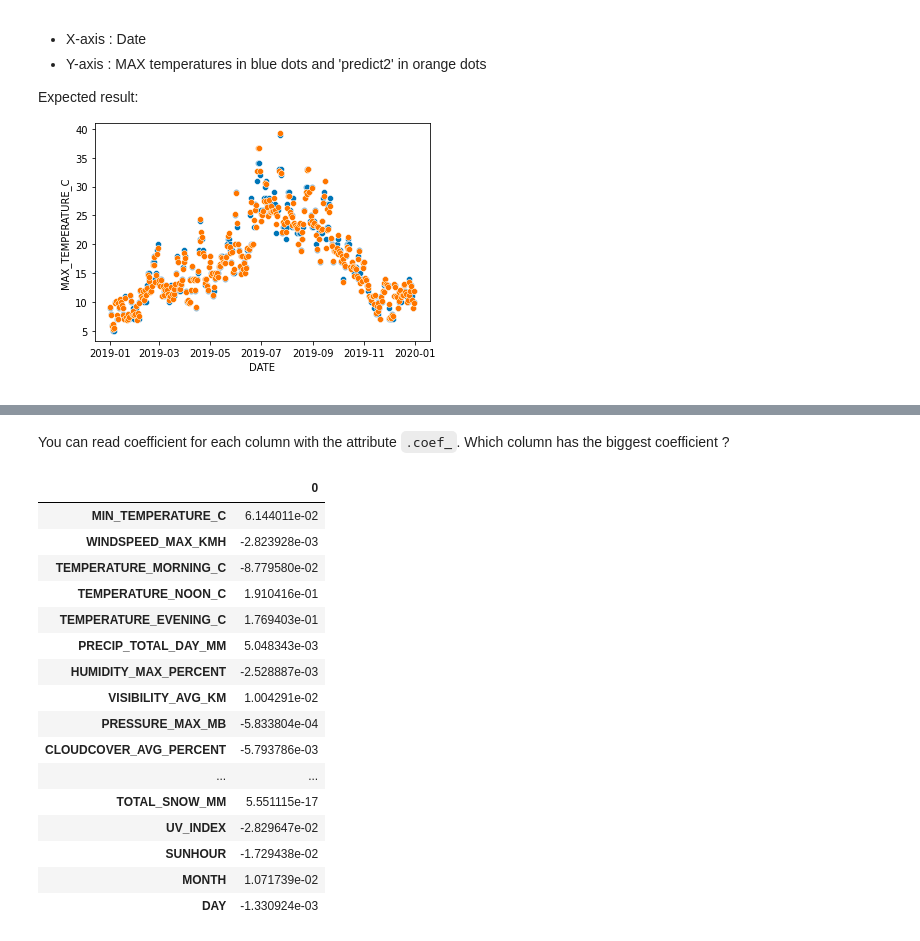
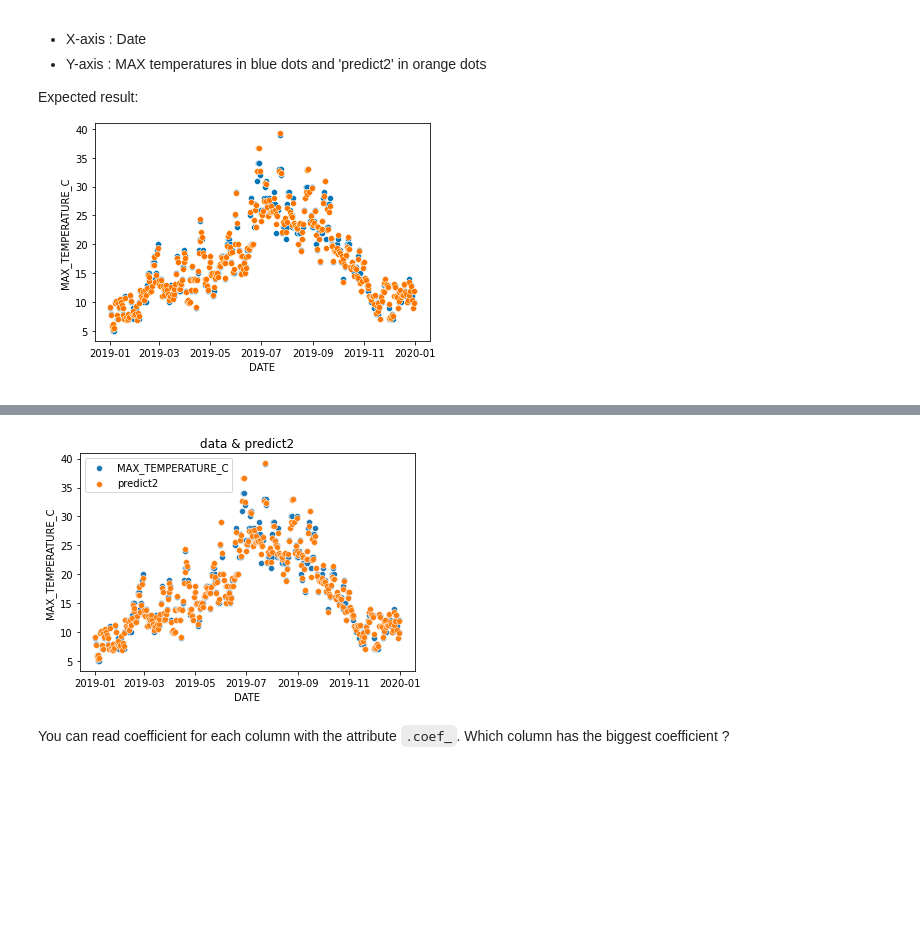
Before and after one commit to ziedjouini/machine-learning, a Jupyter notebook: Linear_regression_2_Multivariate.ipynb, the cells around one changed output, grey strips where cells are left out. Saved outputs shown, nothing was run; the diff lists cells and outputs as text; code cells hidden in the pictures; blank space fills up the shorter version.

```diff
--- a/Linear_regression_2_Multivariate.ipynb
+++ b/Linear_regression_2_Multivariate.ipynb
@@ -61,12 +56,10 @@ Hey, it's the reason why X has 2 brackets and is uppercase and y has a simple br
 # %%
 # Your code here :
 from sklearn.linear_model import LinearRegression
+X = df_weather[['MIN_TEMPERATURE_C', 'SUNHOUR']]
+y = df_weather['MAX_TEMPERATURE_C']
 
-X = df_weather[['MIN_TEMPERATURE_C', 'SUNHOUR']]
-y = df_weather[['MAX_TEMPERATURE_C']]
-
-
+# We train a "model" with "fit" function. This model will store coefficients after training.
 model = LinearRegression().fit(X, y)
-
-
-df_weather['predict'] = model.predict(df_weather[['MIN_TEMPERATURE_C', 'SUNHOUR']])
+df_weather['predict'] = model.predict(X)
+df_weather
@@ -103,12 +110,3 @@ In our 3D human vision, we can't represent a hyperplan. But, let's trust in our
 Expected result:
 
 ![Capture d’écran 2020-11-03 à 13.58.13.png](embedded-picture-1)
-# %%
-X = df_weather.iloc[:, [2, 3, 4, 5, 6, 7, 8, 9, 10, 11, 12, 13, 14, 15, 16, 17, 18, 19, 20, 22, 23]]
-y = df_weather[['MAX_TEMPERATURE_C']]
-
-
-model = LinearRegression().fit(X, y)
-
-
-df_weather['predict2'] = model.predict(df_weather.iloc[:, [2, 3, 4, 5, 6, 7, 8, 9, 10, 11, 12, 13, 14, 15, 16, 17, 18, 19, 20, 22, 23]])
@@ -135,0 +133,9 @@ Pass the following variables as keyword args: x, y. From version 0.12, the only
+# %%
+# Your code here :
+from sklearn.linear_model import LinearRegression
+X = df_weather.drop(columns = ['DATE', 'OPINION', 'MAX_TEMPERATURE_C','predict'])
+y = df_weather['MAX_TEMPERATURE_C']
+
+# We train a "model" with "fit" function. This model will store coefficients after training.
+model = LinearRegression().fit(X, y)
+df_weather['predict2'] = model.predict(X)
@@ -136,28 +144,9 @@ Pass the following variables as keyword args: x, y. From version 0.12, the only
+# %%
+# Your code here :
+sns.scatterplot(data=df_weather, x='DATE', y='MAX_TEMPERATURE_C',  label ='MAX_TEMPERATURE_C')
+sns.scatterplot(data=df_weather, x='DATE', y='predict2', label ='predict2')
+plt.title('data & predict2');
+# %% [output]
+[figure, added]
 # %% [markdown]
 You can read coefficient for each column with the attribute `.coef_`. Which column has the biggest coefficient ?
-# %%
-# Your code here :
-
-df_column_names = df_weather.iloc[:, [2, 3, 4, 5, 6, 7, 8, 9, 10, 11, 12, 13, 14, 15, 16, 17, 18, 19, 20, 22, 23]]
-column_headers = list(df_column_names.columns.values)
-df = pd.DataFrame(model.coef_, columns=column_headers)
-df_transposed = df.T
-df_transposed
-# %% [output]
-|  | 0 |
-| MIN_TEMPERATURE_C | 6.144011e-02 |
-| WINDSPEED_MAX_KMH | -2.823928e-03 |
-| TEMPERATURE_MORNING_C | -8.779580e-02 |
-| TEMPERATURE_NOON_C | 1.910416e-01 |
-| TEMPERATURE_EVENING_C | 1.769403e-01 |
-| PRECIP_TOTAL_DAY_MM | 5.048343e-03 |
-| HUMIDITY_MAX_PERCENT | -2.528887e-03 |
-| VISIBILITY_AVG_KM | 1.004291e-02 |
-| PRESSURE_MAX_MB | -5.833804e-04 |
-| CLOUDCOVER_AVG_PERCENT | -5.793786e-03 |
-| ... | ... |
-| TOTAL_SNOW_MM | 5.551115e-17 |
-| UV_INDEX | -2.829647e-02 |
-| SUNHOUR | -1.729438e-02 |
-| MONTH | 1.071739e-02 |
-| DAY | -1.330924e-03 |
```
Also changed, not shown: parts of 10 cells of this notebook.
